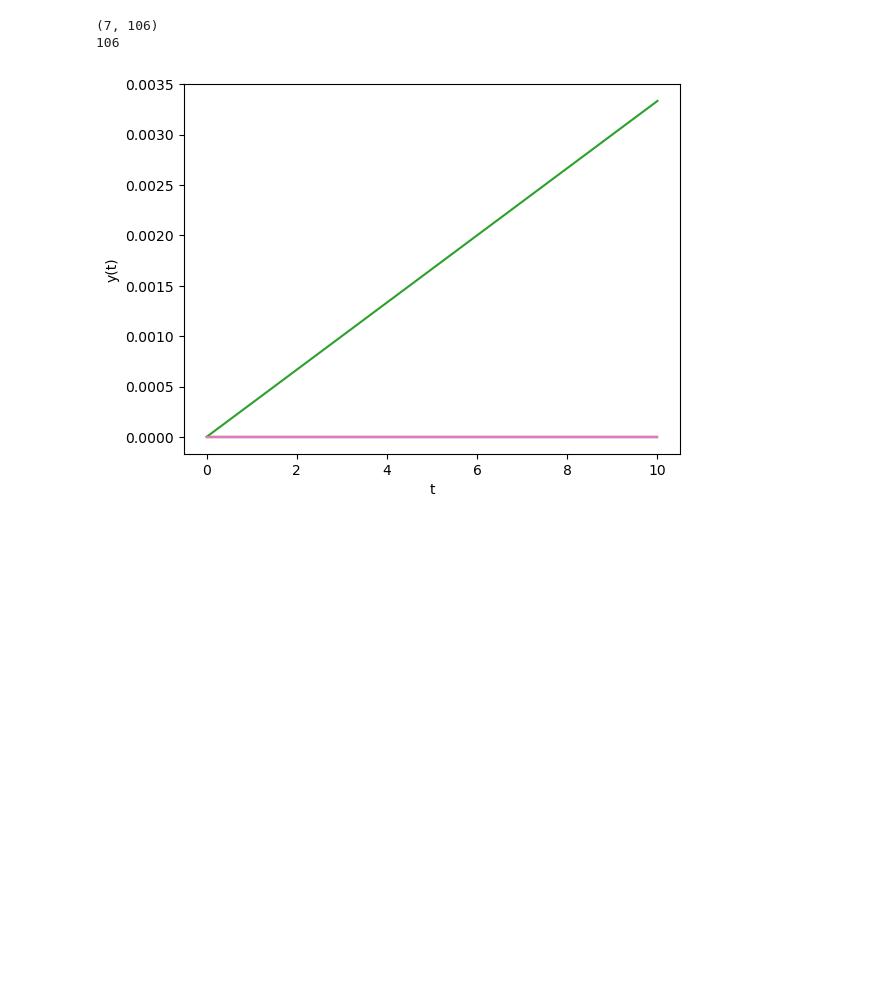
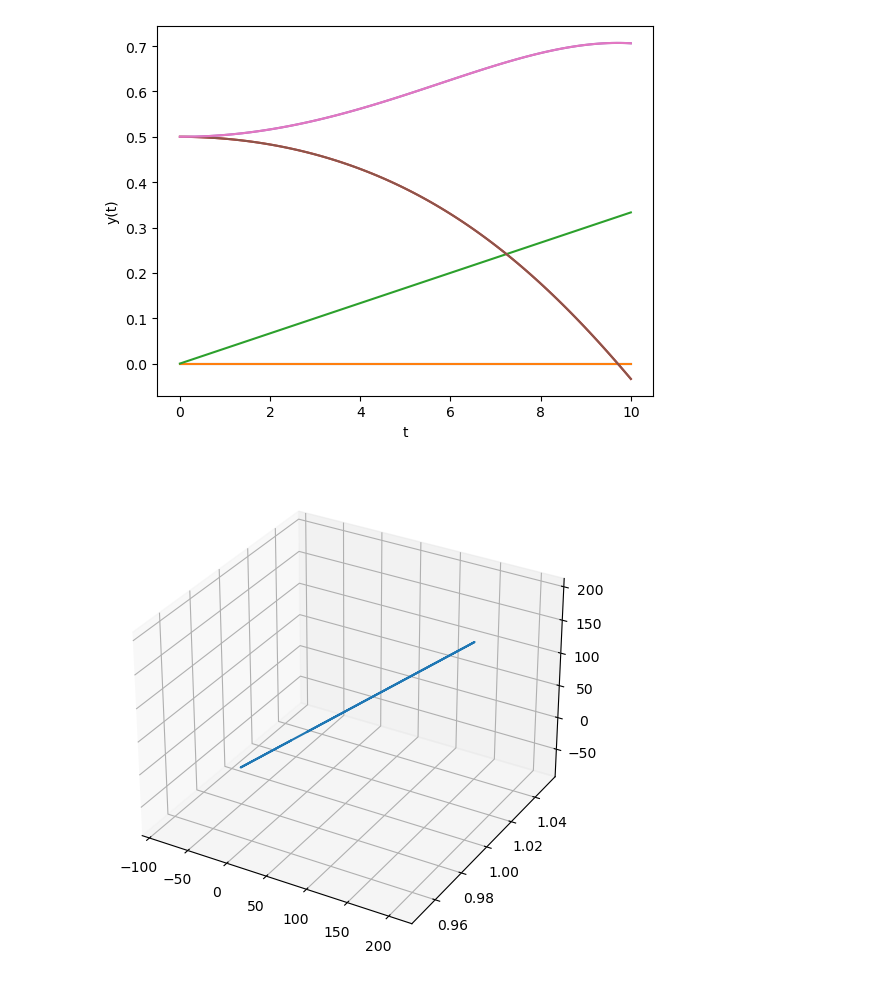
Before and after one commit to Shreeyam/6.8210-underactuated, a Jupyter notebook: satellite_dynamics.ipynb, the cells around one changed output. Drawn from its saved outputs; the diff is of its cells as text; code cells hidden in the pictures; blank space fills up the shorter version.

```diff
--- a/satellite_dynamics.ipynb
+++ b/satellite_dynamics.ipynb
@@ -96,34 +100,41 @@ continuous_system = SpacecraftDynamics()
 # %%
 # Create a simple block diagram containing our system.
 builder = DiagramBuilder()
 system = builder.AddSystem(SpacecraftDynamics())
 builder.ExportInput(system.get_input_port())
 
 logger = LogVectorOutput(system.get_output_port(0), builder)
 diagram = builder.Build()
 
 # Set the initial conditions, x(0).
 context = diagram.CreateDefaultContext()
-context.SetContinuousState(np.zeros(7))
+context.SetContinuousState(x0)
 
-diagram.get_input_port(0).FixValue(context, [0, 0, 0.1])
+diagram.get_input_port(0).FixValue(context, [0, 0, 10])
 
 # Create the simulator, and simulate for 10 seconds.
 simulator = Simulator(diagram, context)
 simulator.AdvanceTo(10)
 
 # Plot the results.
 log = logger.FindLog(context)
-print(log.data().shape)
 plt.figure()
 plt.plot(log.sample_times(), log.data().transpose())
 plt.xlabel('t')
-plt.ylabel('y(t)');
+plt.ylabel('y(t)')
+plt.show()
 
 # Calculate q space
 qspace_vec = [qspace(x) for x in log.data().transpose()]
-print(len(qspace_vec))
+
+x = [point[0] for point in qspace_vec]
+y = [point[1] for point in qspace_vec]
+z = [point[2] for point in qspace_vec]
+
+fig = plt.figure()
+ax = fig.add_axes([0, 0, 1, 1], projection='3d')
+plt.plot(x, y, z)
+plt.show()
 # %% [output]
-(7, 106)
-106
-[figure, old version]
+[figure, new version]
+[figure, added]
```
Also changed, not shown: parts of 3 cells of this notebook.
